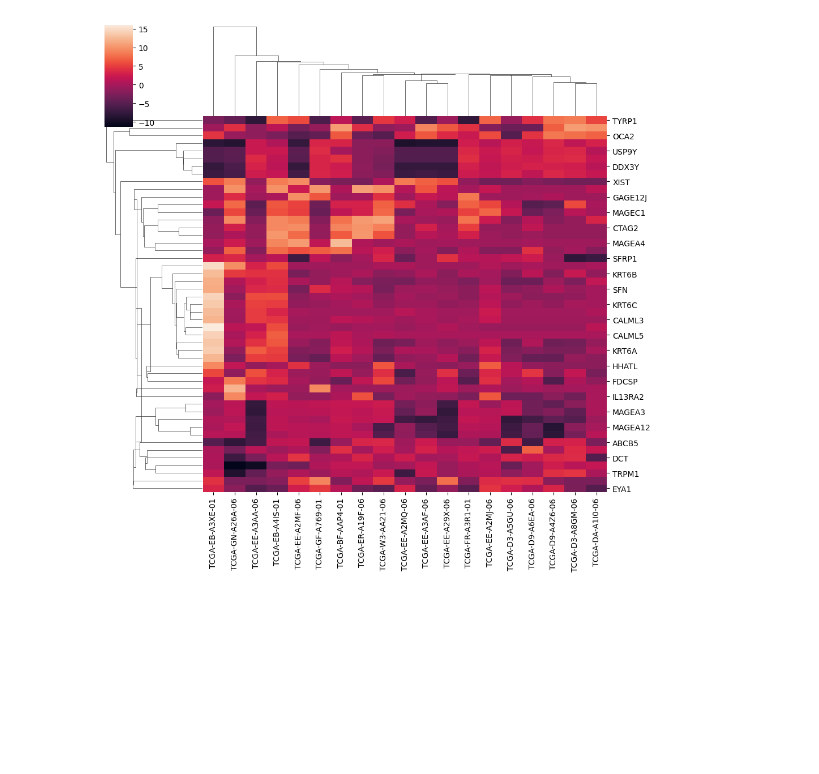
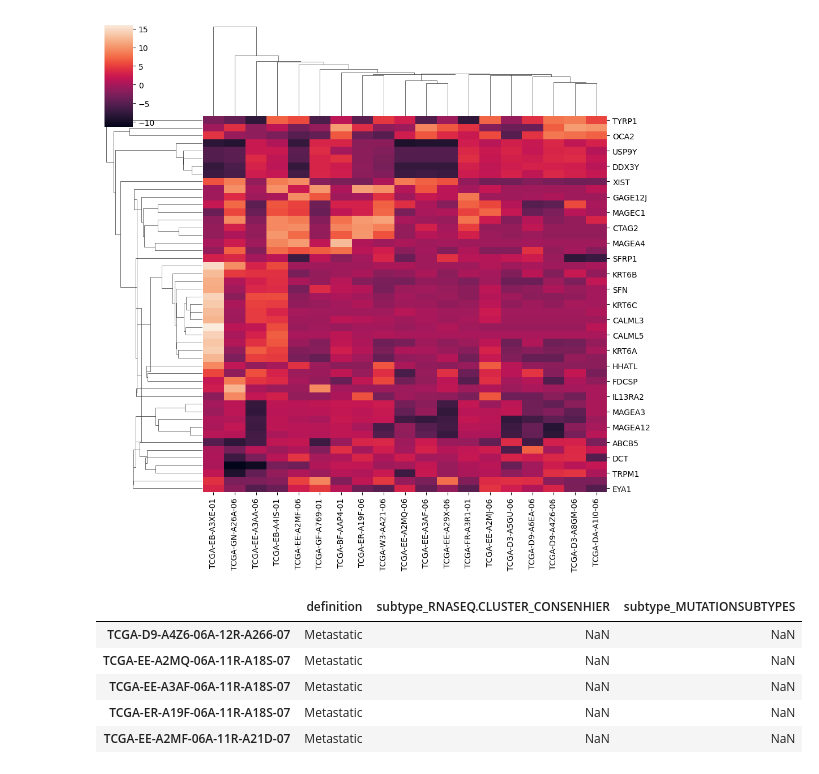
Before and after one commit to EnriGF/Proyecto_ML, a Jupyter notebook: clustering_jerarquico.ipynb, the cells around one changed output. Saved outputs shown, nothing was run; the diff lists cells and outputs as text; code cells hidden in the pictures; blank space fills up the shorter version.

```diff
--- a/clustering_jerarquico.ipynb
+++ b/clustering_jerarquico.ipynb
@@ -35,3 +35,14 @@ sns.clustermap(mexpr_toy, metric="euclidean", method="centroid")
 [figure]
 # %%
 #Sin embargo lo que nos interesa no es evaluar visualmente, sino hacerlo de forma cuantitativa
+#Vamos a probar con otra base de datos
+url_datos = 'https://drive.google.com/uc?id=1ehBCICJrAqm5AUIDXca51IWIoyy-p9FY'
+base_datos = pd.read_csv(url_datos, delimiter='\t')
+base_datos.head()
+# %% [output]
+|  | definition | subtype_RNASEQ.CLUSTER_CONSENHIER | subtype_MUTATIONSUBTYPES |
+| TCGA-D9-A4Z6-06A-12R-A266-07 | Metastatic | NaN | NaN |
+| TCGA-EE-A2MQ-06A-11R-A18S-07 | Metastatic | NaN | NaN |
+| TCGA-EE-A3AF-06A-11R-A18S-07 | Metastatic | NaN | NaN |
+| TCGA-ER-A19F-06A-11R-A18S-07 | Metastatic | NaN | NaN |
+| TCGA-EE-A2MF-06A-11R-A21D-07 | Metastatic | NaN | NaN |
```
Also changed, not shown: parts of 2 cells of this notebook.
